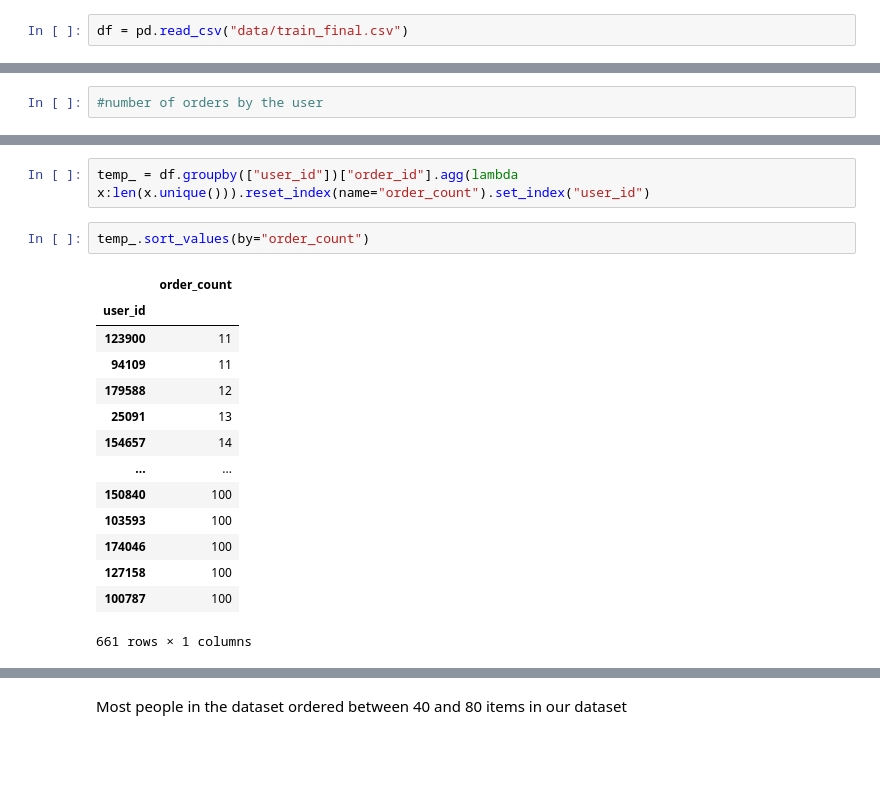
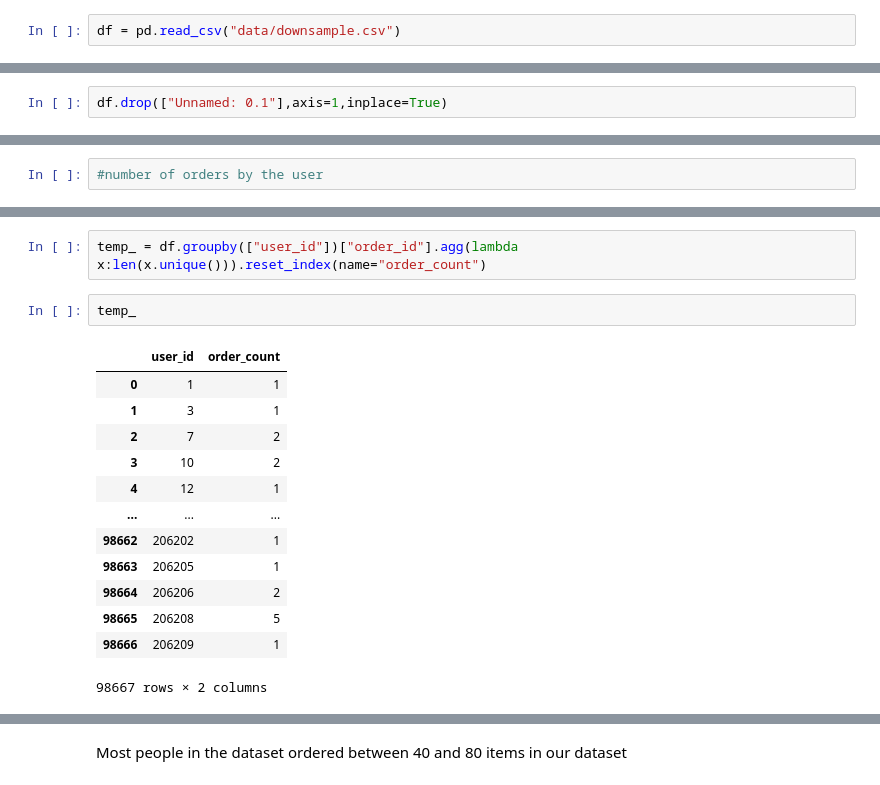
Before and after one commit to Msonu007/infoviz_term, a Jupyter notebook: phase1.ipynb, the cells around one changed output, grey strips where cells are left out. Drawn from its saved outputs; the diff is of its cells as text; blank space fills up the shorter version.

```diff
--- a/phase1.ipynb
+++ b/phase1.ipynb
@@ -11,5 +11,5 @@ PREC = 6
 title_prop = {"font":"serif","color":"blue","size":20}
 label_prop = {"font":"serif","color":"darkred","size":15}
 # %%
-df = pd.read_csv("data/train_final.csv")
+df = pd.read_csv("data/downsample.csv")
 # %%
@@ -28,5 +25,7 @@ len(df)
 # %%
 df.drop(["Unnamed: 0"],axis=1,inplace=True)
+# %%
+df.drop(["Unnamed: 0.1"],axis=1,inplace=True)
 # %%
 df.head()
 # %% [output]
@@ -118,19 +116,18 @@ df
 # %%
-temp_ = df.groupby(["user_id"])["order_id"].agg(lambda x:len(x.unique())).reset_index(name="order_count").set_index("user_id")
+temp_ = df.groupby(["user_id"])["order_id"].agg(lambda x:len(x.unique())).reset_index(name="order_count")
 # %%
-temp_.sort_values(by="order_count")
+temp_
 # %% [output]
-|  | order_count |
-| user_id |  |
-| 123900 | 11 |
-| 94109 | 11 |
-| 179588 | 12 |
-| 25091 | 13 |
-| 154657 | 14 |
-| ... | ... |
-| 150840 | 100 |
-| 103593 | 100 |
-| 174046 | 100 |
-| 127158 | 100 |
-| 100787 | 100 |
+|  | user_id | order_count |
+| 0 | 1 | 1 |
+| 1 | 3 | 1 |
+| 2 | 7 | 2 |
+| 3 | 10 | 2 |
+| 4 | 12 | 1 |
+| ... | ... | ... |
+| 98662 | 206202 | 1 |
+| 98663 | 206205 | 1 |
+| 98664 | 206206 | 2 |
+| 98665 | 206208 | 5 |
+| 98666 | 206209 | 1 |
-661 rows × 1 columns
+98667 rows × 2 columns
```
Also changed, not shown: parts of 66 cells of this notebook.
